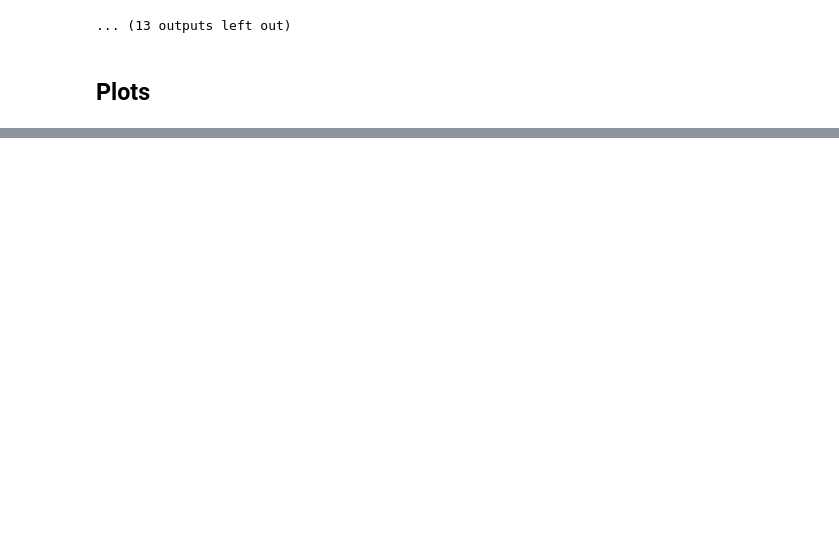
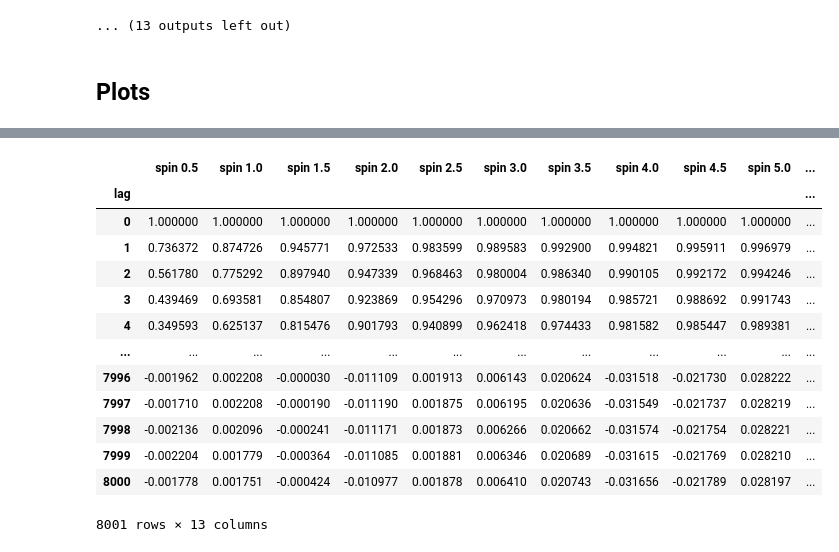
Before and after one commit to JosephRRB/GFlowNets_on_SpinFoams, a Jupyter notebook: notebooks/Python/Operators.ipynb, the cells around one changed output, grey strips where cells are left out. Cells and saved outputs as stored; diff of their text form; code cells hidden in the pictures; blank space fills up the shorter version.

```diff
--- a/notebooks/Python/Operators.ipynb
+++ b/notebooks/Python/Operators.ipynb
@@ -417,0 +414,46 @@ for spin, length, batch_size, sigma, burnin in zip(
+# %%
+##########################################################
+### Assembling autocorrelation
+##########################################################
+
+node_autocorr = 1
+
+df_autocorr_list = []
+
+for spin, length, batch_size, sigma, burnin in zip(spins, lengths, batch_sizes, sigmas, burnins):
+
+    folder_prefix = f"{data_folder}/MCMC/iterations_{length}_batch_size_{batch_size}_burnin_{burnin}_sigma_{sigma}/j_{spin}"
+
+    angle_path = f"{folder_prefix}/operators/angles"
+    angle_path_autocorrelations = f"{angle_path}/autocorrelations"
+
+    df = pd.read_csv(
+       f"{angle_path_autocorrelations}/batches_assembled_{batches_assembled}.csv",
+       low_memory=False,
+       index_col=0,
+       )
+
+    df.rename(columns={f"node {node_autocorr}": f"spin {spin}"}, inplace=True)
+
+    df_autocorr_list.append(df)
+
+df = pd.concat(df_autocorr_list[:], axis=1)
+
+df["lag"] = df.index
+# %%
+df
+# %% [output]
+|  | spin 0.5 | spin 1.0 | spin 1.5 | spin 2.0 | spin 2.5 | spin 3.0 | spin 3.5 | spin 4.0 | spin 4.5 | spin 5.0 | ... |
+| lag |  |  |  |  |  |  |  |  |  |  | ... |
+| 0 | 1.000000 | 1.000000 | 1.000000 | 1.000000 | 1.000000 | 1.000000 | 1.000000 | 1.000000 | 1.000000 | 1.000000 | ... |
+| 1 | 0.736372 | 0.874726 | 0.945771 | 0.972533 | 0.983599 | 0.989583 | 0.992900 | 0.994821 | 0.995911 | 0.996979 | ... |
+| 2 | 0.561780 | 0.775292 | 0.897940 | 0.947339 | 0.968463 | 0.980004 | 0.986340 | 0.990105 | 0.992172 | 0.994246 | ... |
+| 3 | 0.439469 | 0.693581 | 0.854807 | 0.923869 | 0.954296 | 0.970973 | 0.980194 | 0.985721 | 0.988692 | 0.991743 | ... |
+| 4 | 0.349593 | 0.625137 | 0.815476 | 0.901793 | 0.940899 | 0.962418 | 0.974433 | 0.981582 | 0.985447 | 0.989381 | ... |
+| ... | ... | ... | ... | ... | ... | ... | ... | ... | ... | ... | ... |
+| 7996 | -0.001962 | 0.002208 | -0.000030 | -0.011109 | 0.001913 | 0.006143 | 0.020624 | -0.031518 | -0.021730 | 0.028222 | ... |
+| 7997 | -0.001710 | 0.002208 | -0.000190 | -0.011190 | 0.001875 | 0.006195 | 0.020636 | -0.031549 | -0.021737 | 0.028219 | ... |
+| 7998 | -0.002136 | 0.002096 | -0.000241 | -0.011171 | 0.001873 | 0.006266 | 0.020662 | -0.031574 | -0.021754 | 0.028221 | ... |
+| 7999 | -0.002204 | 0.001779 | -0.000364 | -0.011085 | 0.001881 | 0.006346 | 0.020689 | -0.031615 | -0.021769 | 0.028210 | ... |
+| 8000 | -0.001778 | 0.001751 | -0.000424 | -0.010977 | 0.001878 | 0.006410 | 0.020743 | -0.031656 | -0.021789 | 0.028197 | ... |
+8001 rows × 13 columns
```
Also changed, not shown: parts of 6 cells of this notebook, 38 other files.
